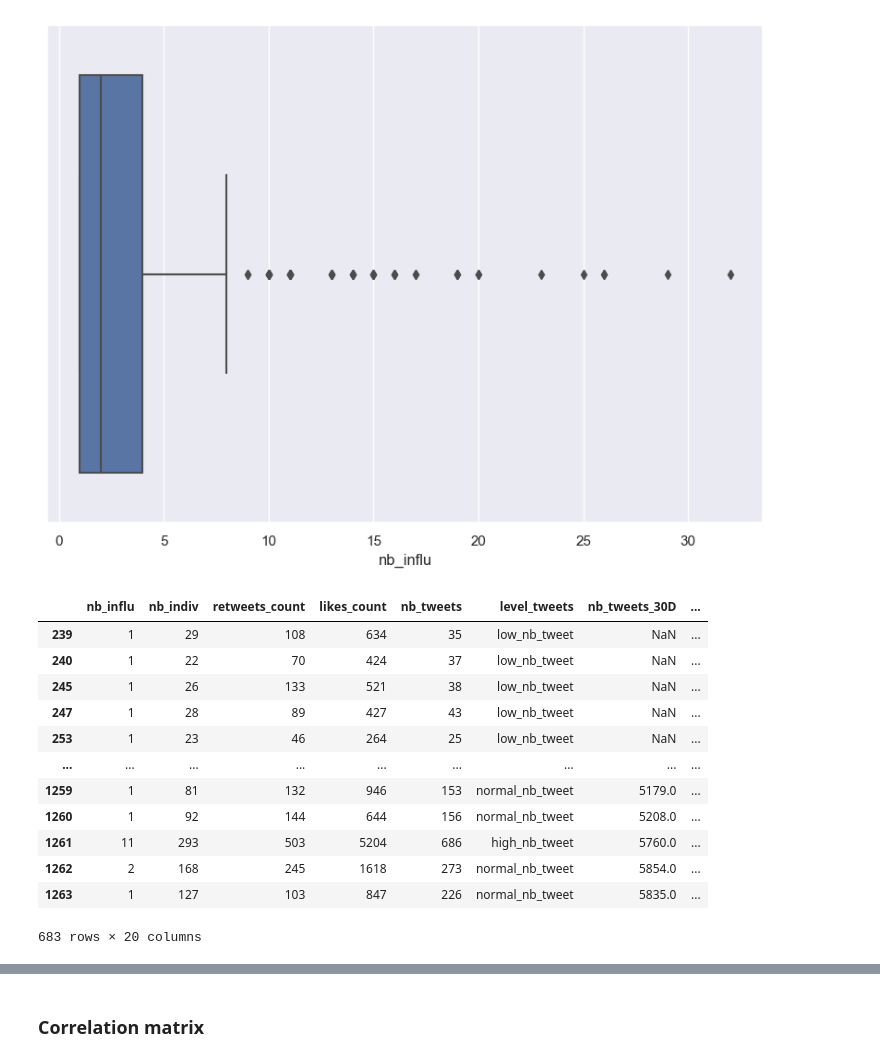
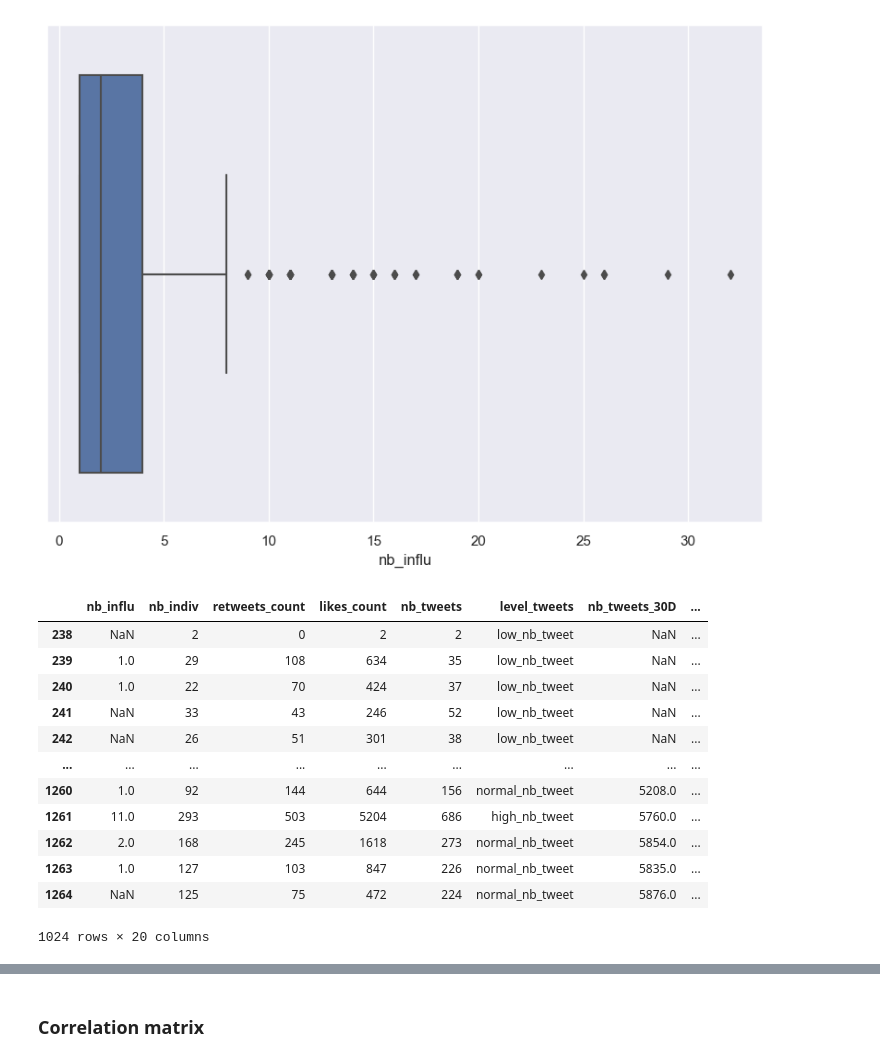
Before and after one commit to jeugregg/TokenSentiment, a Jupyter notebook: 01_data_exploration.ipynb, the cells around one changed output, grey strips where cells are left out. Drawn from its saved outputs; the diff is of its cells as text; code cells hidden in the pictures.

```diff
--- a/01_data_exploration.ipynb
+++ b/01_data_exploration.ipynb
@@ -1561,19 +1564,19 @@ sns.boxplot(x=df_nb_influ["nb_influ"])
 <AxesSubplot: xlabel='nb_influ'>
 [figure]
 # %%
-df_nb = df_nb_influ.merge(df_nb, how='inner', left_index=True, right_on='Date', suffixes=(False, False))
+df_nb = df_nb_influ.merge(df_nb, how='right', left_index=True, right_on='Date', suffixes=(False, False))
 df_nb
 # %% [output]
 |  | nb_influ | nb_indiv | retweets_count | likes_count | nb_tweets | level_tweets | nb_tweets_30D | ... |
-| 239 | 1 | 29 | 108 | 634 | 35 | low_nb_tweet | NaN | ... |
-| 240 | 1 | 22 | 70 | 424 | 37 | low_nb_tweet | NaN | ... |
-| 245 | 1 | 26 | 133 | 521 | 38 | low_nb_tweet | NaN | ... |
-| 247 | 1 | 28 | 89 | 427 | 43 | low_nb_tweet | NaN | ... |
-| 253 | 1 | 23 | 46 | 264 | 25 | low_nb_tweet | NaN | ... |
+| 238 | NaN | 2 | 0 | 2 | 2 | low_nb_tweet | NaN | ... |
+| 239 | 1.0 | 29 | 108 | 634 | 35 | low_nb_tweet | NaN | ... |
+| 240 | 1.0 | 22 | 70 | 424 | 37 | low_nb_tweet | NaN | ... |
+| 241 | NaN | 33 | 43 | 246 | 52 | low_nb_tweet | NaN | ... |
+| 242 | NaN | 26 | 51 | 301 | 38 | low_nb_tweet | NaN | ... |
 | ... | ... | ... | ... | ... | ... | ... | ... | ... |
-| 1259 | 1 | 81 | 132 | 946 | 153 | normal_nb_tweet | 5179.0 | ... |
-| 1260 | 1 | 92 | 144 | 644 | 156 | normal_nb_tweet | 5208.0 | ... |
-| 1261 | 11 | 293 | 503 | 5204 | 686 | high_nb_tweet | 5760.0 | ... |
-| 1262 | 2 | 168 | 245 | 1618 | 273 | normal_nb_tweet | 5854.0 | ... |
-| 1263 | 1 | 127 | 103 | 847 | 226 | normal_nb_tweet | 5835.0 | ... |
+| 1260 | 1.0 | 92 | 144 | 644 | 156 | normal_nb_tweet | 5208.0 | ... |
+| 1261 | 11.0 | 293 | 503 | 5204 | 686 | high_nb_tweet | 5760.0 | ... |
+| 1262 | 2.0 | 168 | 245 | 1618 | 273 | normal_nb_tweet | 5854.0 | ... |
+| 1263 | 1.0 | 127 | 103 | 847 | 226 | normal_nb_tweet | 5835.0 | ... |
+| 1264 | NaN | 125 | 75 | 472 | 224 | normal_nb_tweet | 5876.0 | ... |
-683 rows × 20 columns
+1024 rows × 20 columns
```
Also changed, not shown: parts of 40 cells of this notebook.
